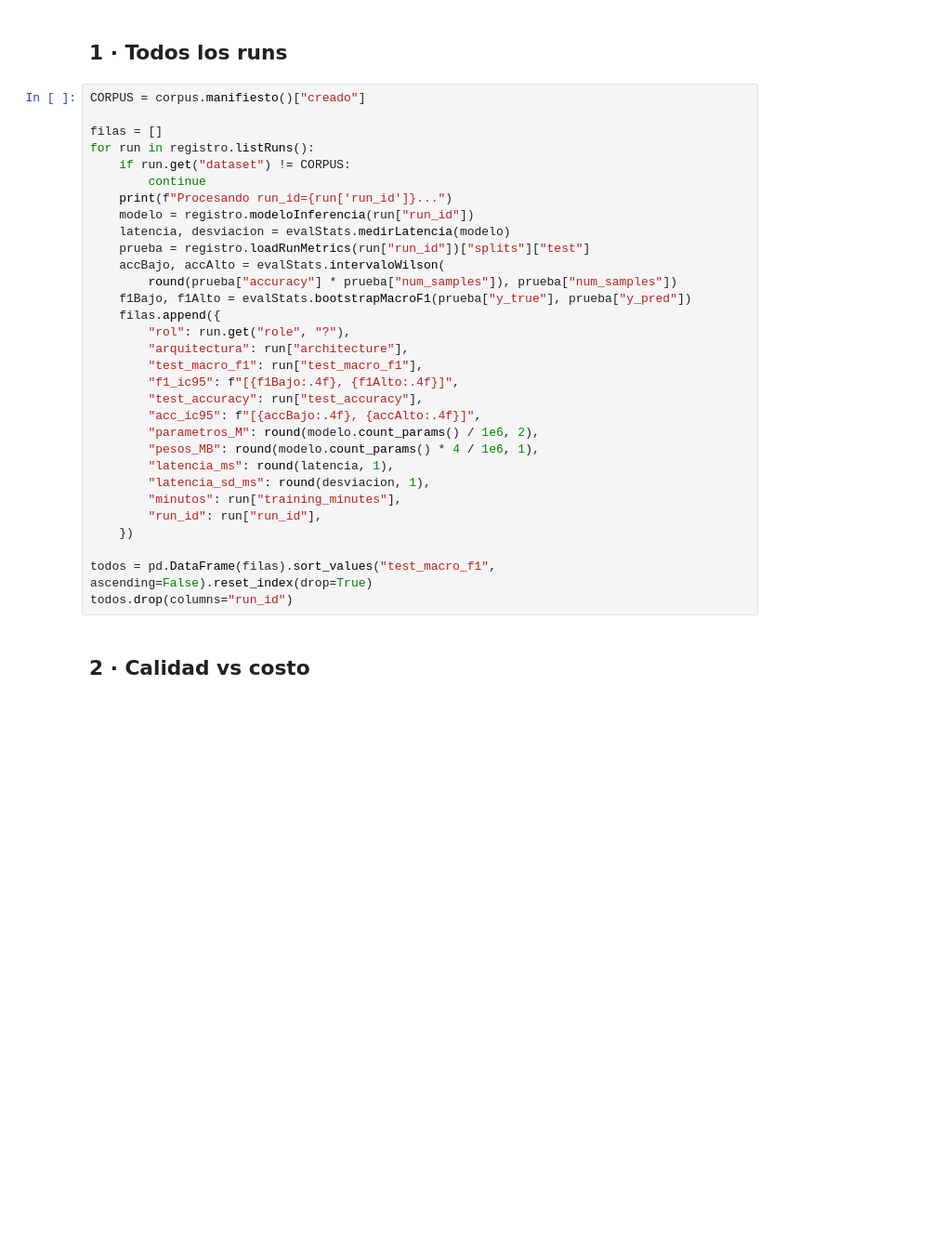
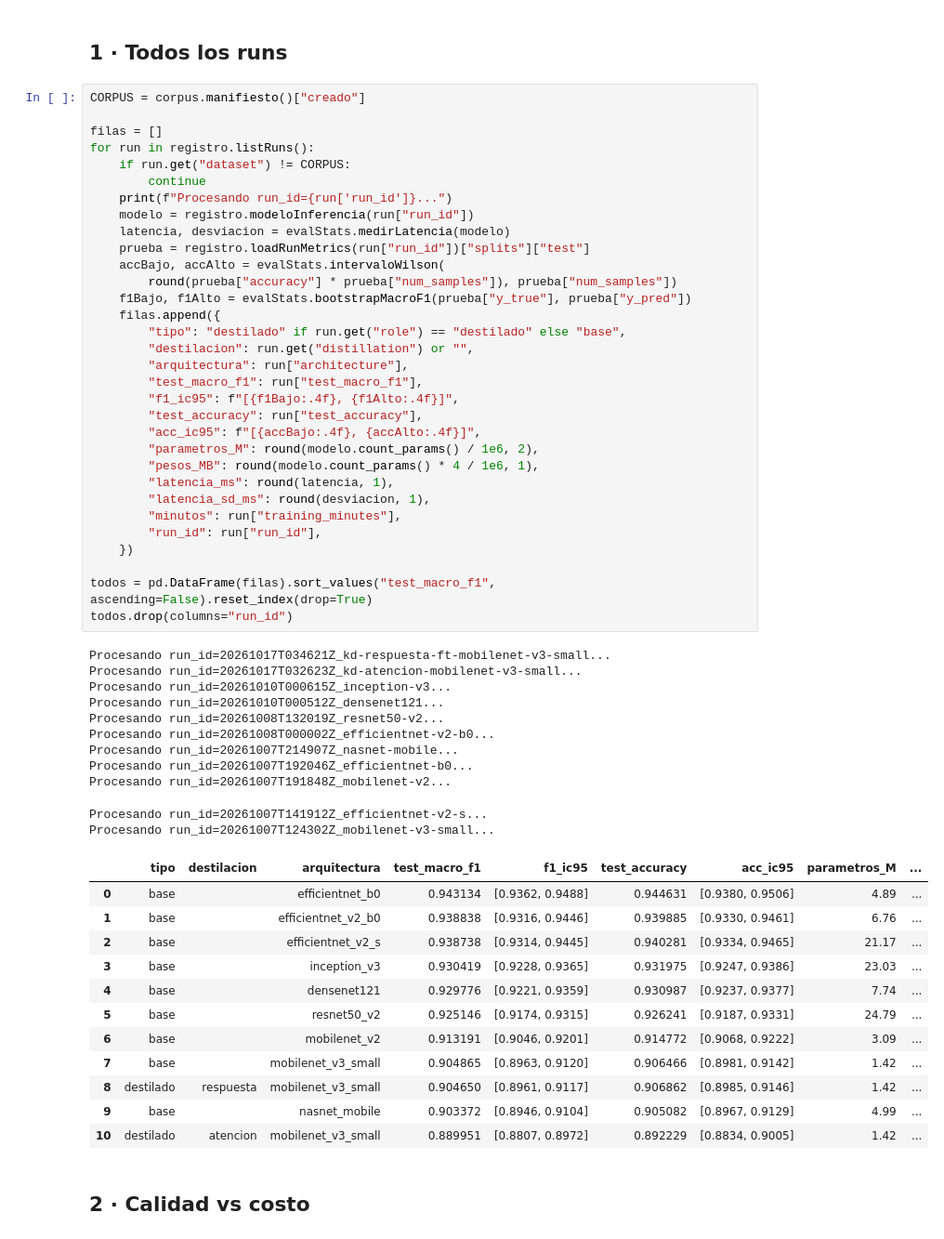
Before and after one commit to CCSandoval/ButterflyModeling, a Jupyter notebook: notebooks/3. Analisis/1. Comparacion.ipynb, the cells around one changed output. Shown at 93% size. Saved outputs shown, nothing was run; the diff lists cells and outputs as text; blank space fills up the shorter version.

```diff
--- a/notebooks/3. Analisis/1. Comparacion.ipynb
+++ b/notebooks/3. Analisis/1. Comparacion.ipynb
@@ -56,34 +59,59 @@ from scripts.vizStyle import INK_MUTED, SERIE_1, SERIE_2, SERIE_3, applyStyle
 # %%
 CORPUS = corpus.manifiesto()["creado"]
 
 filas = []
 for run in registro.listRuns():
     if run.get("dataset") != CORPUS:
         continue
     print(f"Procesando run_id={run['run_id']}...")
     modelo = registro.modeloInferencia(run["run_id"])
     latencia, desviacion = evalStats.medirLatencia(modelo)
     prueba = registro.loadRunMetrics(run["run_id"])["splits"]["test"]
     accBajo, accAlto = evalStats.intervaloWilson(
         round(prueba["accuracy"] * prueba["num_samples"]), prueba["num_samples"])
     f1Bajo, f1Alto = evalStats.bootstrapMacroF1(prueba["y_true"], prueba["y_pred"])
     filas.append({
-        "rol": run.get("role", "?"),
+        "tipo": "destilado" if run.get("role") == "destilado" else "base",
+        "destilacion": run.get("distillation") or "",
         "arquitectura": run["architecture"],
         "test_macro_f1": run["test_macro_f1"],
         "f1_ic95": f"[{f1Bajo:.4f}, {f1Alto:.4f}]",
         "test_accuracy": run["test_accuracy"],
         "acc_ic95": f"[{accBajo:.4f}, {accAlto:.4f}]",
         "parametros_M": round(modelo.count_params() / 1e6, 2),
         "pesos_MB": round(modelo.count_params() * 4 / 1e6, 1),
         "latencia_ms": round(latencia, 1),
         "latencia_sd_ms": round(desviacion, 1),
         "minutos": run["training_minutes"],
         "run_id": run["run_id"],
     })
 
 todos = pd.DataFrame(filas).sort_values("test_macro_f1", ascending=False).reset_index(drop=True)
 todos.drop(columns="run_id")
+# %% [output]
+Procesando run_id=20261017T034621Z_kd-respuesta-ft-mobilenet-v3-small...
+Procesando run_id=20261017T032623Z_kd-atencion-mobilenet-v3-small...
+Procesando run_id=20261010T000615Z_inception-v3...
+Procesando run_id=20261010T000512Z_densenet121...
+Procesando run_id=20261008T132019Z_resnet50-v2...
+Procesando run_id=20261008T000002Z_efficientnet-v2-b0...
+Procesando run_id=20261007T214907Z_nasnet-mobile...
+Procesando run_id=20261007T192046Z_efficientnet-b0...
+Procesando run_id=20261007T191848Z_mobilenet-v2...
+Procesando run_id=20261007T141912Z_efficientnet-v2-s...
+Procesando run_id=20261007T124302Z_mobilenet-v3-small...
+|  | tipo | destilacion | arquitectura | test_macro_f1 | f1_ic95 | test_accuracy | acc_ic95 | parametros_M | ... |
+| 0 | base |  | efficientnet_b0 | 0.943134 | [0.9362, 0.9488] | 0.944631 | [0.9380, 0.9506] | 4.89 | ... |
+| 1 | base |  | efficientnet_v2_b0 | 0.938838 | [0.9316, 0.9446] | 0.939885 | [0.9330, 0.9461] | 6.76 | ... |
+| 2 | base |  | efficientnet_v2_s | 0.938738 | [0.9314, 0.9445] | 0.940281 | [0.9334, 0.9465] | 21.17 | ... |
+| 3 | base |  | inception_v3 | 0.930419 | [0.9228, 0.9365] | 0.931975 | [0.9247, 0.9386] | 23.03 | ... |
+| 4 | base |  | densenet121 | 0.929776 | [0.9221, 0.9359] | 0.930987 | [0.9237, 0.9377] | 7.74 | ... |
+| 5 | base |  | resnet50_v2 | 0.925146 | [0.9174, 0.9315] | 0.926241 | [0.9187, 0.9331] | 24.79 | ... |
+| 6 | base |  | mobilenet_v2 | 0.913191 | [0.9046, 0.9201] | 0.914772 | [0.9068, 0.9222] | 3.09 | ... |
+| 7 | base |  | mobilenet_v3_small | 0.904865 | [0.8963, 0.9120] | 0.906466 | [0.8981, 0.9142] | 1.42 | ... |
+| 8 | destilado | respuesta | mobilenet_v3_small | 0.904650 | [0.8961, 0.9117] | 0.906862 | [0.8985, 0.9146] | 1.42 | ... |
+| 9 | base |  | nasnet_mobile | 0.903372 | [0.8946, 0.9104] | 0.905082 | [0.8967, 0.9129] | 4.99 | ... |
+| 10 | destilado | atencion | mobilenet_v3_small | 0.889951 | [0.8807, 0.8972] | 0.892229 | [0.8834, 0.9005] | 1.42 | ... |
 # %% [markdown]
 ## 2 · Calidad vs costo
 # %%
```
Also changed, not shown: parts of 9 cells of this notebook, 10 other files.
